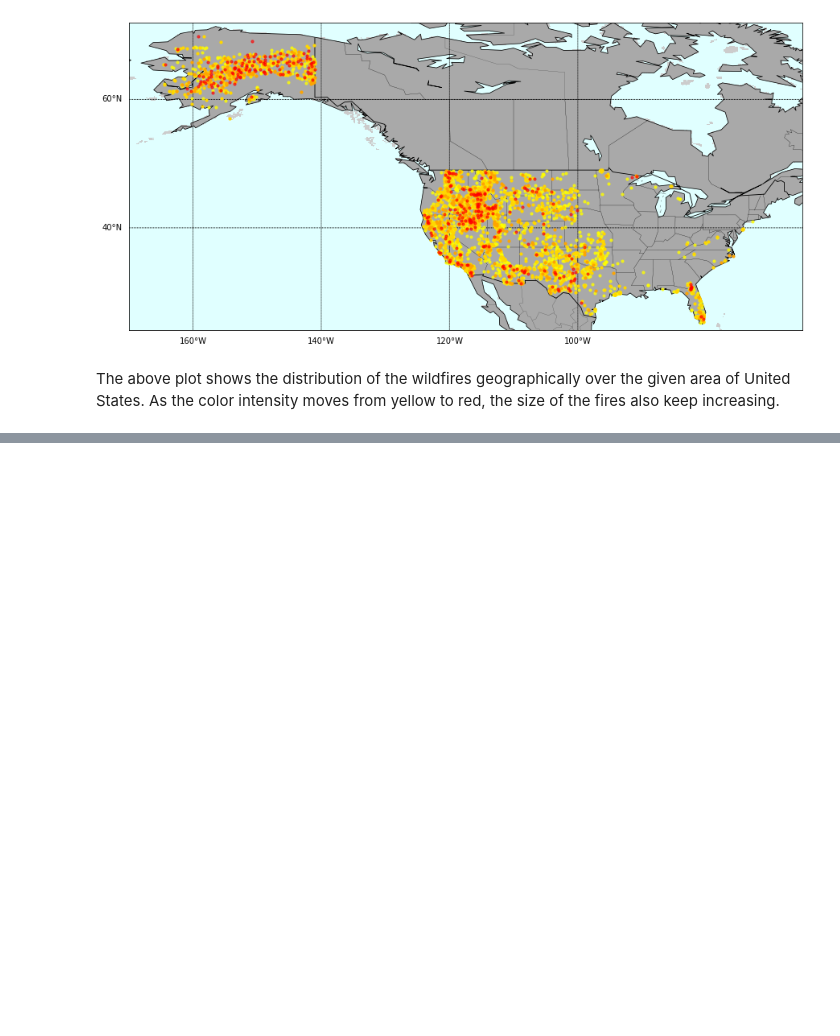
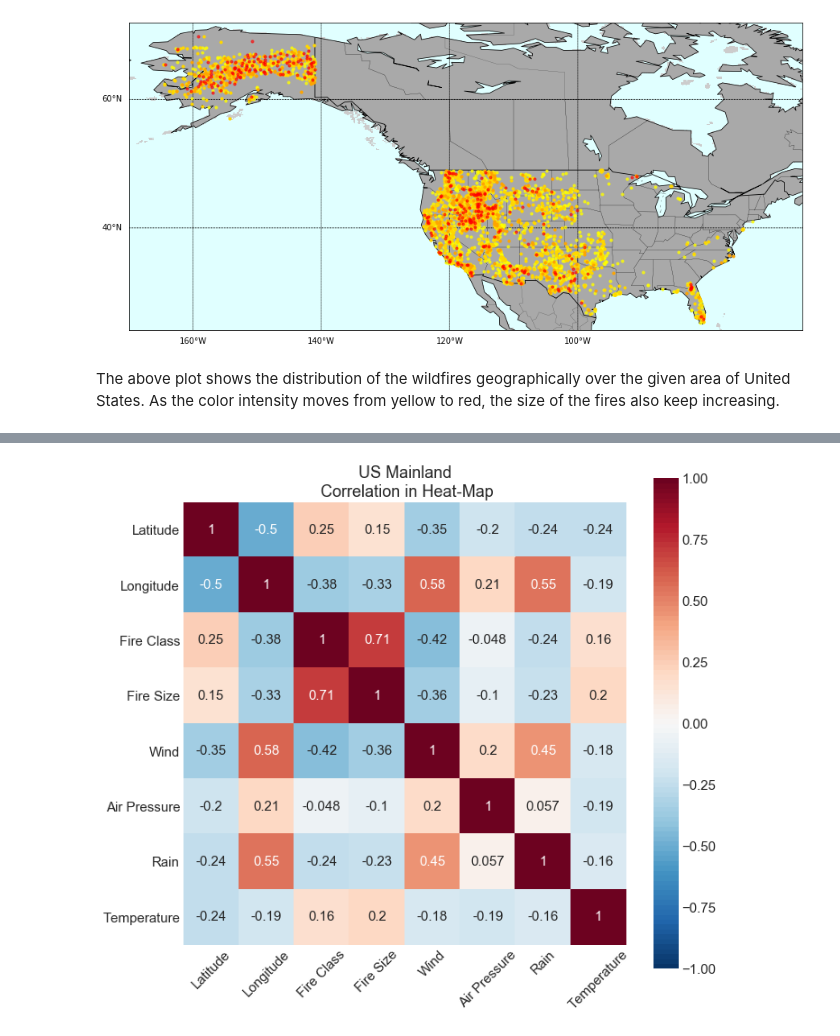
Before and after one commit to adityasant/ECE143_Project, a Jupyter notebook: main_notebook.ipynb, the cells around one changed output, grey strips where cells are left out. Cells and saved outputs as stored; diff of their text form; code cells hidden in the pictures; blank space fills up the shorter version.

```diff
--- a/main_notebook.ipynb
+++ b/main_notebook.ipynb
@@ -50,0 +134,6 @@ The above plot shows the distribution of the wildfires geographically over the g
+# %%
+# plot the heat-map of features
+# the threshold=[a,b] is for choosing samples' fire class from a to b
+heat = correlation.heatmap_corr(df, threshold=[2,6])
+# %% [output]
+[figure, added]
```
Also changed, not shown: parts of 12 cells of this notebook.
